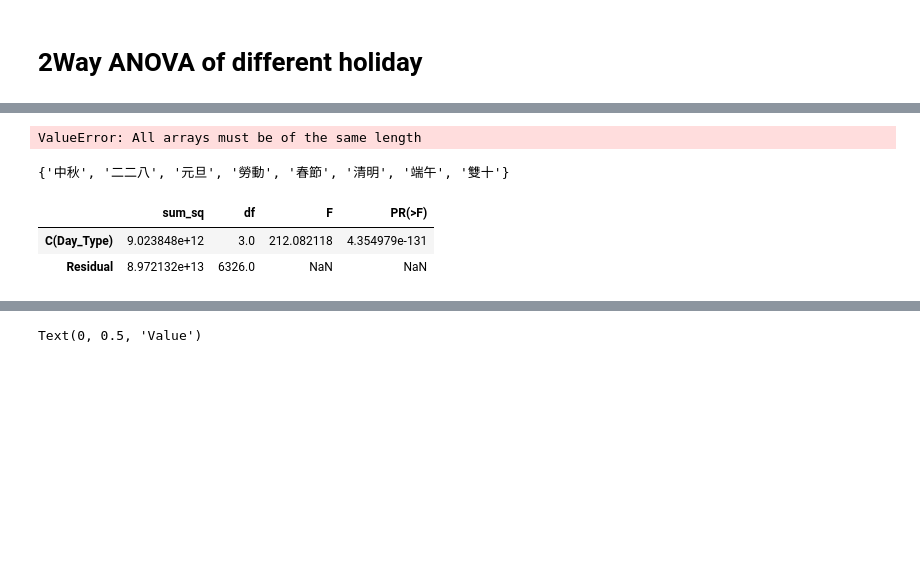
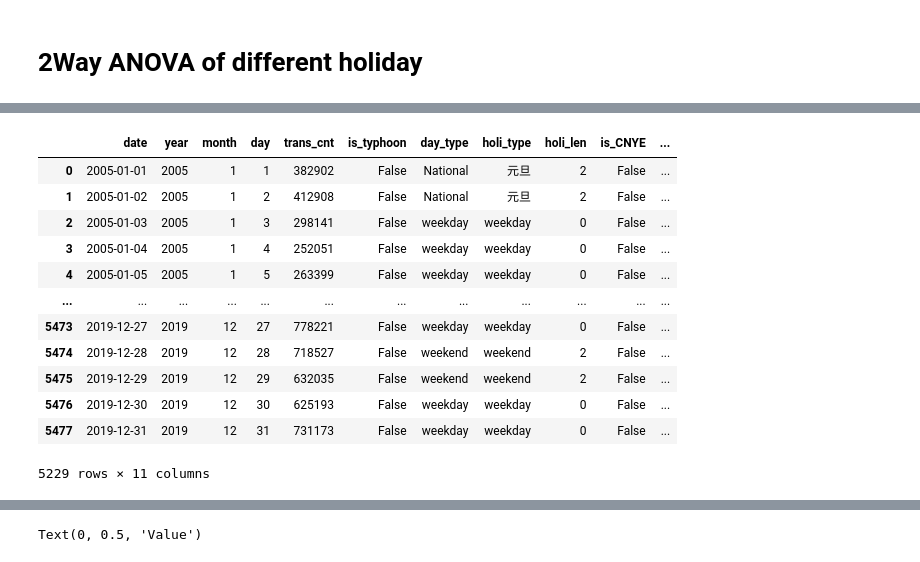
Before and after one commit to sam901122/Statistics_FinalProject, a Jupyter notebook: project_TRA/TRA_main.ipynb, the cells around one changed output, grey strips where cells are left out. Saved outputs shown, nothing was run; the diff lists cells and outputs as text; code cells hidden in the pictures; blank space fills up the shorter version.

```diff
--- a/project_TRA/TRA_main.ipynb
+++ b/project_TRA/TRA_main.ipynb
@@ -146,8 +19,0 @@ print( len( holi_types ) )
-# %%
-pd.DataFrame( { 'type' : holi_types, 'len' : holi_lens } )
-# %% [output]
-ValueError: All arrays must be of the same length
-# %%
-set( holi_dict_type.values() )
-# %% [output]
-{'中秋', '二二八', '元旦', '勞動', '春節', '清明', '端午', '雙十'}
@@ -185,8 +24,21 @@ ANOVA_df = pd.DataFrame ( { 'Date':DATE,
+# %%
+ANOVA_df_before2020_noTy
+# %% [output]
+|  | date | year | month | day | trans_cnt | is_typhoon | day_type | holi_type | holi_len | is_CNYE | ... |
+| 0 | 2005-01-01 | 2005 | 1 | 1 | 382902 | False | National | 元旦 | 2 | False | ... |
+| 1 | 2005-01-02 | 2005 | 1 | 2 | 412908 | False | National | 元旦 | 2 | False | ... |
+| 2 | 2005-01-03 | 2005 | 1 | 3 | 298141 | False | weekday | weekday | 0 | False | ... |
+| 3 | 2005-01-04 | 2005 | 1 | 4 | 252051 | False | weekday | weekday | 0 | False | ... |
+| 4 | 2005-01-05 | 2005 | 1 | 5 | 263399 | False | weekday | weekday | 0 | False | ... |
+| ... | ... | ... | ... | ... | ... | ... | ... | ... | ... | ... | ... |
+| 5473 | 2019-12-27 | 2019 | 12 | 27 | 778221 | False | weekday | weekday | 0 | False | ... |
+| 5474 | 2019-12-28 | 2019 | 12 | 28 | 718527 | False | weekend | weekend | 2 | False | ... |
+| 5475 | 2019-12-29 | 2019 | 12 | 29 | 632035 | False | weekend | weekend | 2 | False | ... |
+| 5476 | 2019-12-30 | 2019 | 12 | 30 | 625193 | False | weekday | weekday | 0 | False | ... |
+| 5477 | 2019-12-31 | 2019 | 12 | 31 | 731173 | False | weekday | weekday | 0 | False | ... |
+5229 rows × 11 columns
 # %%
-results = smf.ols('Transport_Count~ C(Day_Type)', data=ANOVA_df).fit()
-aov_table = sms.anova_lm(results, typ=2)
-aov_table
+results1 = smf.ols('trans_cnt~ C(day_type)', data=ANOVA_df_before2020_noTy_noCNYE).fit()
+results2 = smf.ols('trans_cnt~ C(holi_type)', data=ANOVA_df_before2020_noTy_noCNYE).fit()
+# aov_table = sms.anova_lm( results, typ=2)
+# aov_table
-# %% [output]
-|  | sum_sq | df | F | PR(>F) |
-| C(Day_Type) | 9.023848e+12 | 3.0 | 212.082118 | 4.354979e-131 |
-| Residual | 8.972132e+13 | 6326.0 | NaN | NaN |
```
Also changed, not shown: parts of 23 cells of this notebook, 1 other file.
